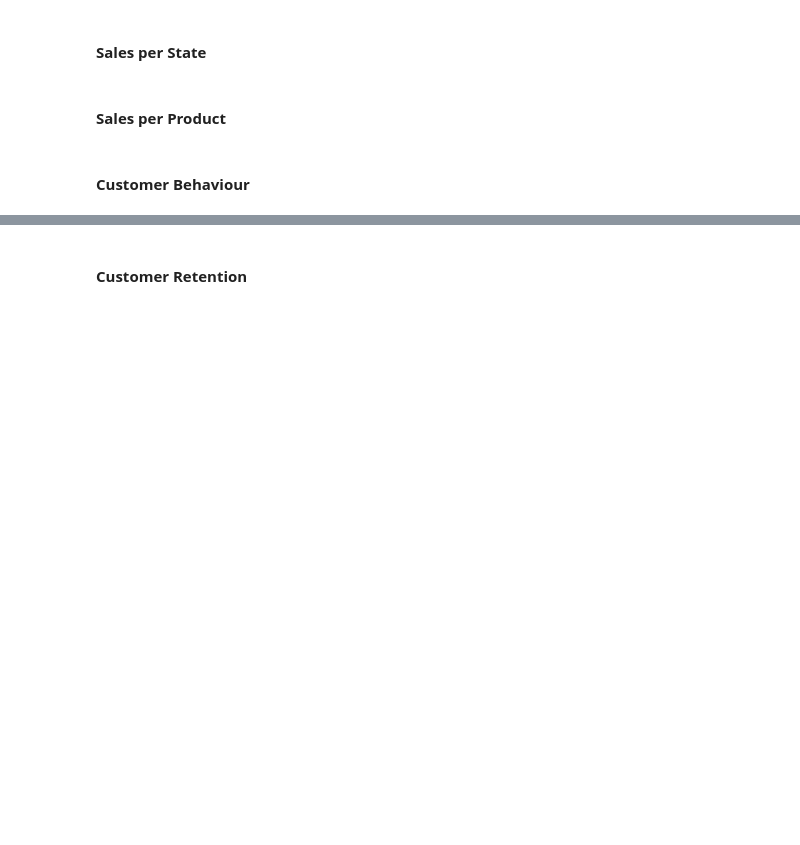
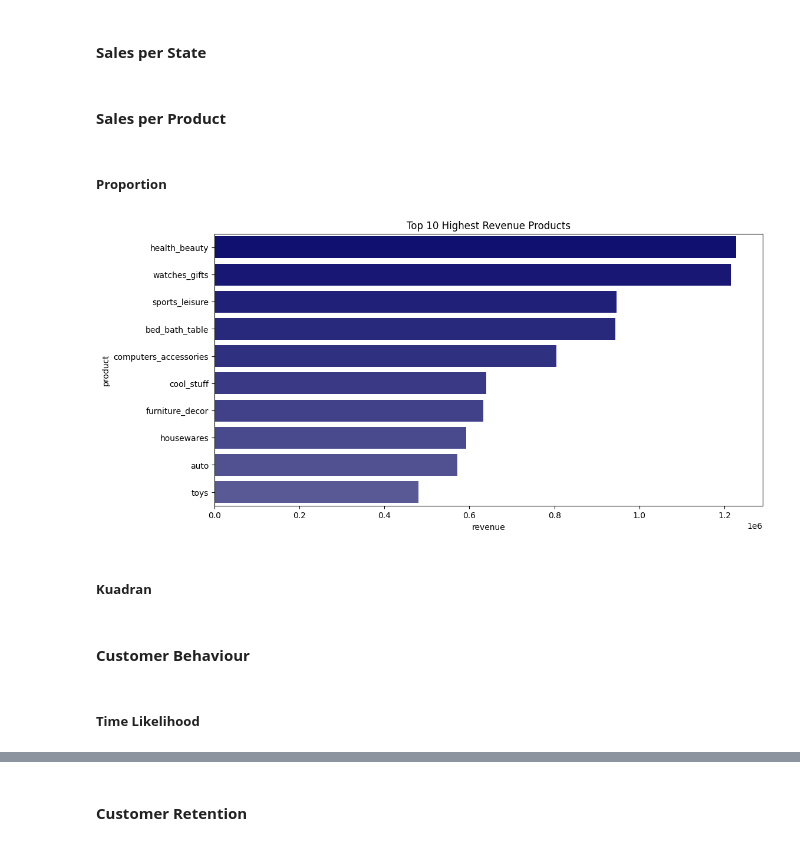
Before and after one commit to aridiawan/ecommerce-analysis, a Jupyter notebook: notebooks/2.0.1-EDA.ipynb, the cells around one changed output, grey strips where cells are left out. Cells and saved outputs as stored; diff of their text form; code cells hidden in the pictures; blank space fills up the shorter version.

```diff
--- a/notebooks/2.0.1-EDA.ipynb
+++ b/notebooks/2.0.1-EDA.ipynb
@@ -84,5 +89,27 @@ dfTrend['n_customers'].plot(kind='line', color='darkblue', ax=axes[2])
 #### **Sales per State**
 # %% [markdown]
 #### **Sales per Product**
+# %% [markdown]
+##### **Proportion**
+# %%
+dfRev = data_eda.query('order_status != "canceled" or order_status != "unavailable"').drop_duplicates(subset=['order_id','order_purchase_timestamp','payment_sequential','payment_value'], keep='first').groupby('product_category_name_english')['price'].sum()
+dfOrd = data_eda.groupby('product_category_name_english')['order_id'].nunique()
+dfCust = data_eda.groupby('product_category_name_english')['customer_unique_id'].nunique()
+
+dfProd = pd.concat([dfRev,dfOrd,dfCust], axis=1).reset_index().rename(columns={"price": "revenue", "order_id": "n_orders", "customer_unique_id": "n_customers", 'product_category_name_english':'product'})
+# %%
+color_palette = sns.blend_palette(['navy', 'lightgrey'], 25)
+
+# Visualisasi
+plt.figure(figsize=(12,6))
+sns.barplot(data=dfProd.nlargest(10, columns='revenue'), x = 'revenue', y='product', palette=color_palette)
+plt.title(f'Top 10 Highest Revenue Products')
+plt.show()
+# %% [output]
+[figure, added]
+# %% [markdown]
+##### **Kuadran**
 # %% [markdown]
 #### **Customer Behaviour**
+# %% [markdown]
+##### **Time Likelihood**
```
Also changed, not shown: parts of 11 cells of this notebook.
